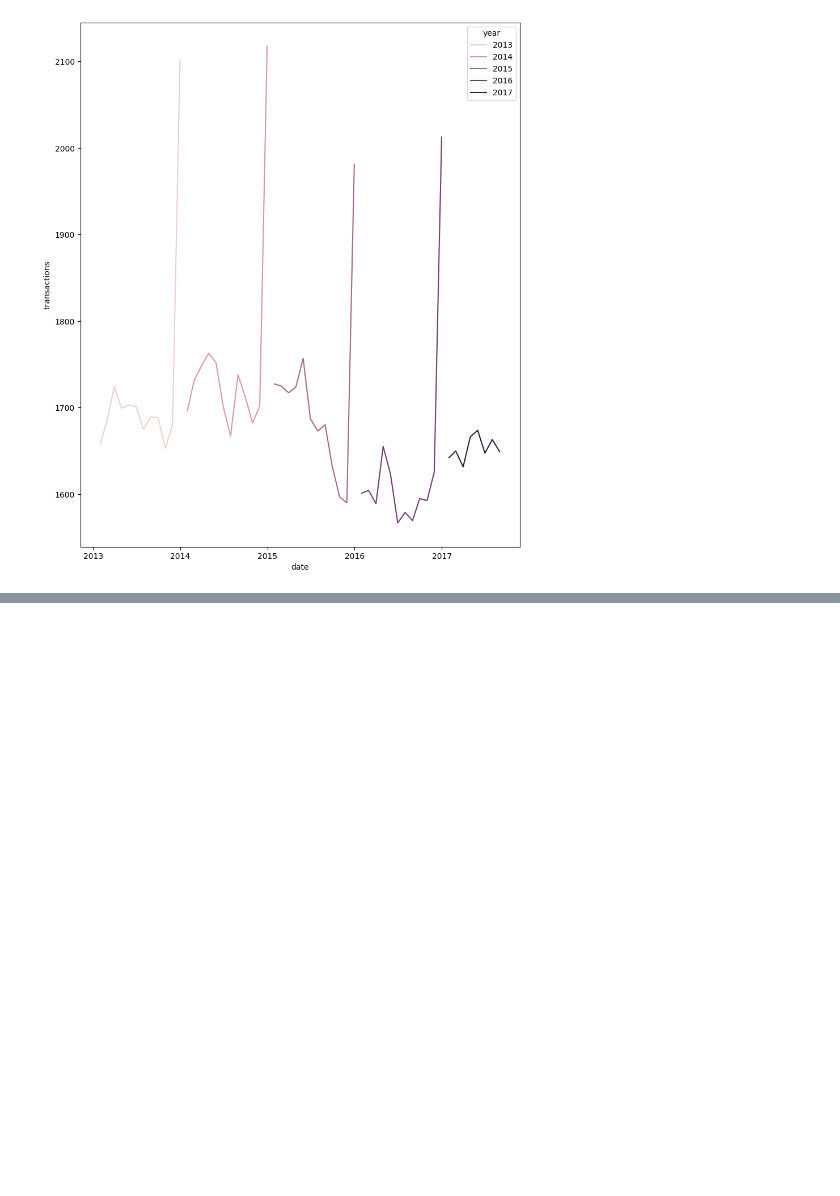
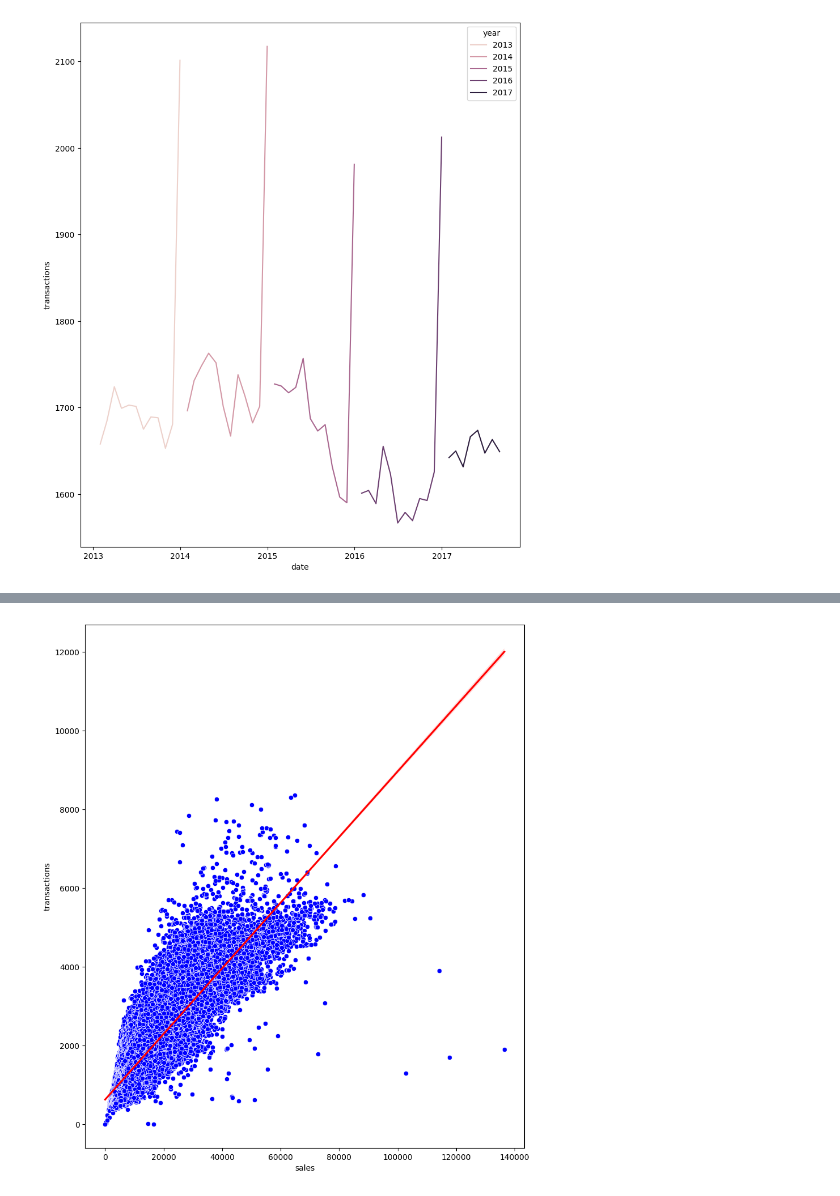
Before and after one commit to Grelatif/Data_Science, a Jupyter notebook: Projects/Temporal_Series/Store_Sales_Forecast/notebooks/notebook.ipynb, the cells around one changed output, grey strips where cells are left out. Drawn from its saved outputs; the diff is of its cells as text; code cells hidden in the pictures; blank space fills up the shorter version.

```diff
--- a/Projects/Temporal_Series/Store_Sales_Forecast/notebooks/notebook.ipynb
+++ b/Projects/Temporal_Series/Store_Sales_Forecast/notebooks/notebook.ipynb
@@ -368,0 +380,9 @@ plt.show()
+# %%
+# Let's plot the scatterplot between sales and transactions
+
+plt.figure(figsize= (10,12))
+sns.scatterplot( data=sales_vs_transact_df, x="sales", y= "transactions", color ="blue")
+sns.regplot(data=sales_vs_transact_df, x="sales", y= "transactions",scatter = False, color = "red")
+plt.show()
+# %% [output]
+[figure, added]
```
Also changed, not shown: parts of 4 cells of this notebook.
